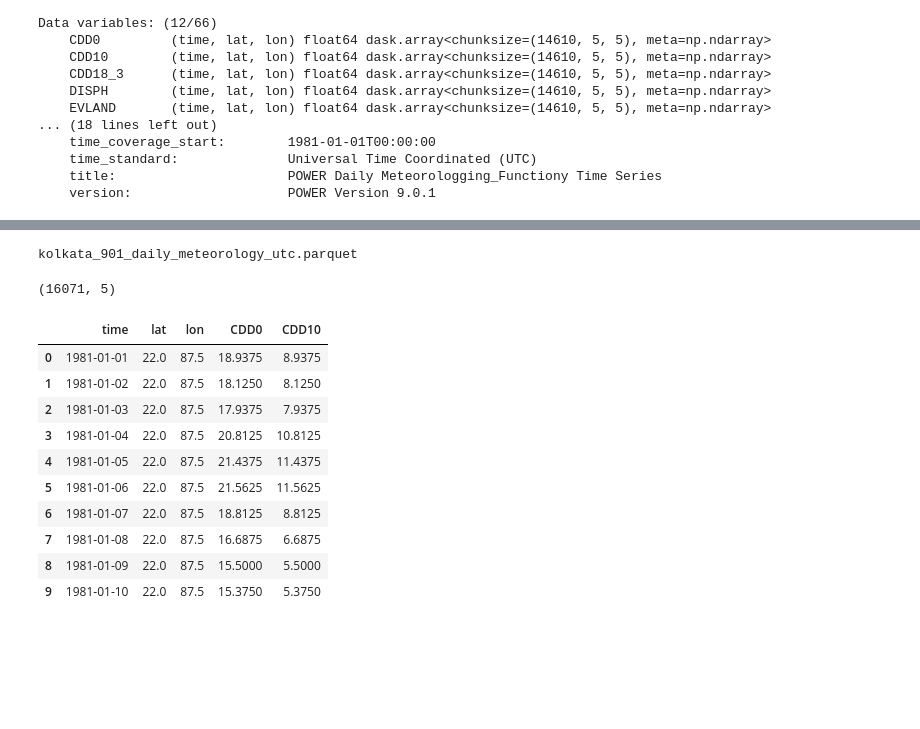
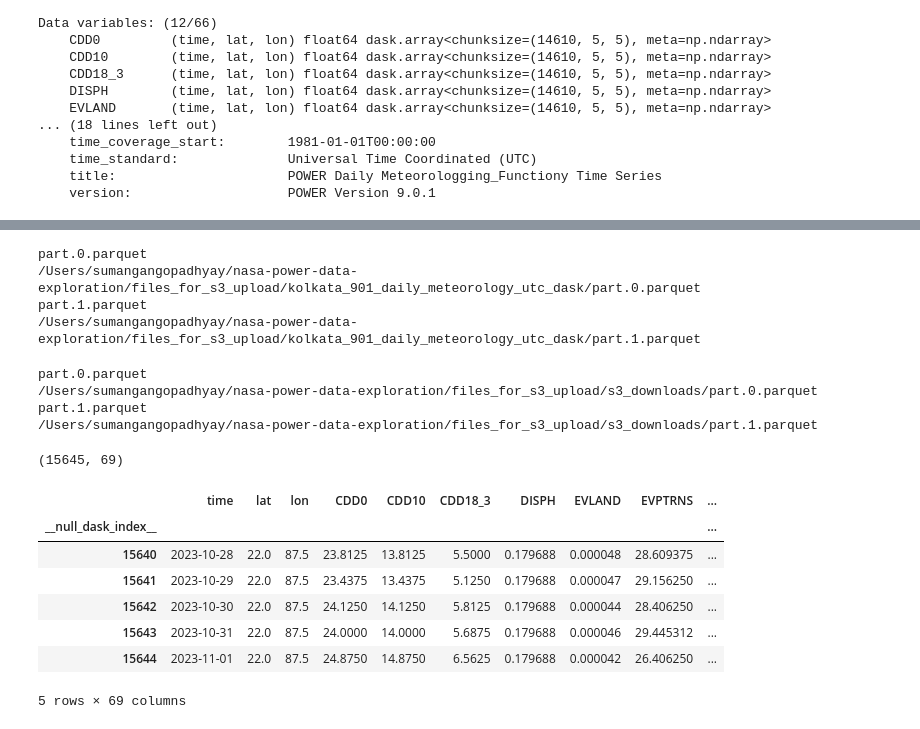
Before and after one commit to sumaniitm/nasa-power-data-exploration, a Jupyter notebook: feature_exploration.ipynb, the cells around one changed output, grey strips where cells are left out. Saved outputs shown, nothing was run; the diff lists cells and outputs as text; code cells hidden in the pictures; blank space fills up the shorter version.

Commit message:
finished dask to parquet file formation, upload and download from S3

```diff
--- a/feature_exploration.ipynb
+++ b/feature_exploration.ipynb
@@ -122,9 +72,25 @@ kol_daily_df.to_parquet(local_path, index=0)
 # %%
-s3_client.upload_file(local_path, 'nasa-power-combined-data', s3_path)
+for file in os.listdir(local_path):
+    print(file)
+    local_path_to_file = "/".join([local_path, file])
+    print(local_path_to_file)
+    s3_client.upload_file(local_path_to_file, 'nasa-power-combined-data', file)
+# %% [output]
+part.0.parquet
+/Users/sumangangopadhyay/nasa-power-data-exploration/files_for_s3_upload/kolkata_901_daily_meteorology_utc_dask/part.0.parquet
+part.1.parquet
+/Users/sumangangopadhyay/nasa-power-data-exploration/files_for_s3_upload/kolkata_901_daily_meteorology_utc_dask/part.1.parquet
 # %%
 bucket_contents = s3_client.list_objects_v2(Bucket='nasa-power-combined-data')
 list_of_objs_in_bucket = bucket_contents['Contents']
+download_path_local_root = '/Users/sumangangopadhyay/nasa-power-data-exploration/files_for_s3_upload/s3_downloads'
 for i in range(len(list_of_objs_in_bucket)):
     print(list_of_objs_in_bucket[i]['Key'])
+    download_path_local = "/".join([download_path_local_root,list_of_objs_in_bucket[i]['Key']])
+    print(download_path_local)
+    s3_client.download_file('nasa-power-combined-data', list_of_objs_in_bucket[i]['Key'], download_path_local)
 # %% [output]
-kolkata_901_daily_meteorology_utc.parquet
+part.0.parquet
+/Users/sumangangopadhyay/nasa-power-data-exploration/files_for_s3_upload/s3_downloads/part.0.parquet
+part.1.parquet
+/Users/sumangangopadhyay/nasa-power-data-exploration/files_for_s3_upload/s3_downloads/part.1.parquet
@@ -134,20 +97,17 @@ s3_client.download_file('nasa-power-combined-data', 'kolkata_901_daily_meteorolo
 # %%
-df = pd.read_parquet(download_path_local)
+df = pd.read_parquet(download_path_local_root)
 # %%
 df.shape
 # %% [output]
-(16071, 5)
+(15645, 69)
 # %%
-df.head(10)
+df.tail(5)
 # %% [output]
-|  | time | lat | lon | CDD0 | CDD10 |
-| 0 | 1981-01-01 | 22.0 | 87.5 | 18.9375 | 8.9375 |
-| 1 | 1981-01-02 | 22.0 | 87.5 | 18.1250 | 8.1250 |
-| 2 | 1981-01-03 | 22.0 | 87.5 | 17.9375 | 7.9375 |
-| 3 | 1981-01-04 | 22.0 | 87.5 | 20.8125 | 10.8125 |
-| 4 | 1981-01-05 | 22.0 | 87.5 | 21.4375 | 11.4375 |
-| 5 | 1981-01-06 | 22.0 | 87.5 | 21.5625 | 11.5625 |
-| 6 | 1981-01-07 | 22.0 | 87.5 | 18.8125 | 8.8125 |
-| 7 | 1981-01-08 | 22.0 | 87.5 | 16.6875 | 6.6875 |
-| 8 | 1981-01-09 | 22.0 | 87.5 | 15.5000 | 5.5000 |
-| 9 | 1981-01-10 | 22.0 | 87.5 | 15.3750 | 5.3750 |
+|  | time | lat | lon | CDD0 | CDD10 | CDD18_3 | DISPH | EVLAND | EVPTRNS | ... |
+| __null_dask_index__ |  |  |  |  |  |  |  |  |  | ... |
+| 15640 | 2023-10-28 | 22.0 | 87.5 | 23.8125 | 13.8125 | 5.5000 | 0.179688 | 0.000048 | 28.609375 | ... |
+| 15641 | 2023-10-29 | 22.0 | 87.5 | 23.4375 | 13.4375 | 5.1250 | 0.179688 | 0.000047 | 29.156250 | ... |
+| 15642 | 2023-10-30 | 22.0 | 87.5 | 24.1250 | 14.1250 | 5.8125 | 0.179688 | 0.000044 | 28.406250 | ... |
+| 15643 | 2023-10-31 | 22.0 | 87.5 | 24.0000 | 14.0000 | 5.6875 | 0.179688 | 0.000046 | 29.445312 | ... |
+| 15644 | 2023-11-01 | 22.0 | 87.5 | 24.8750 | 14.8750 | 6.5625 | 0.179688 | 0.000042 | 26.406250 | ... |
+5 rows × 69 columns
```
Also changed, not shown: parts of 10 cells of this notebook.
